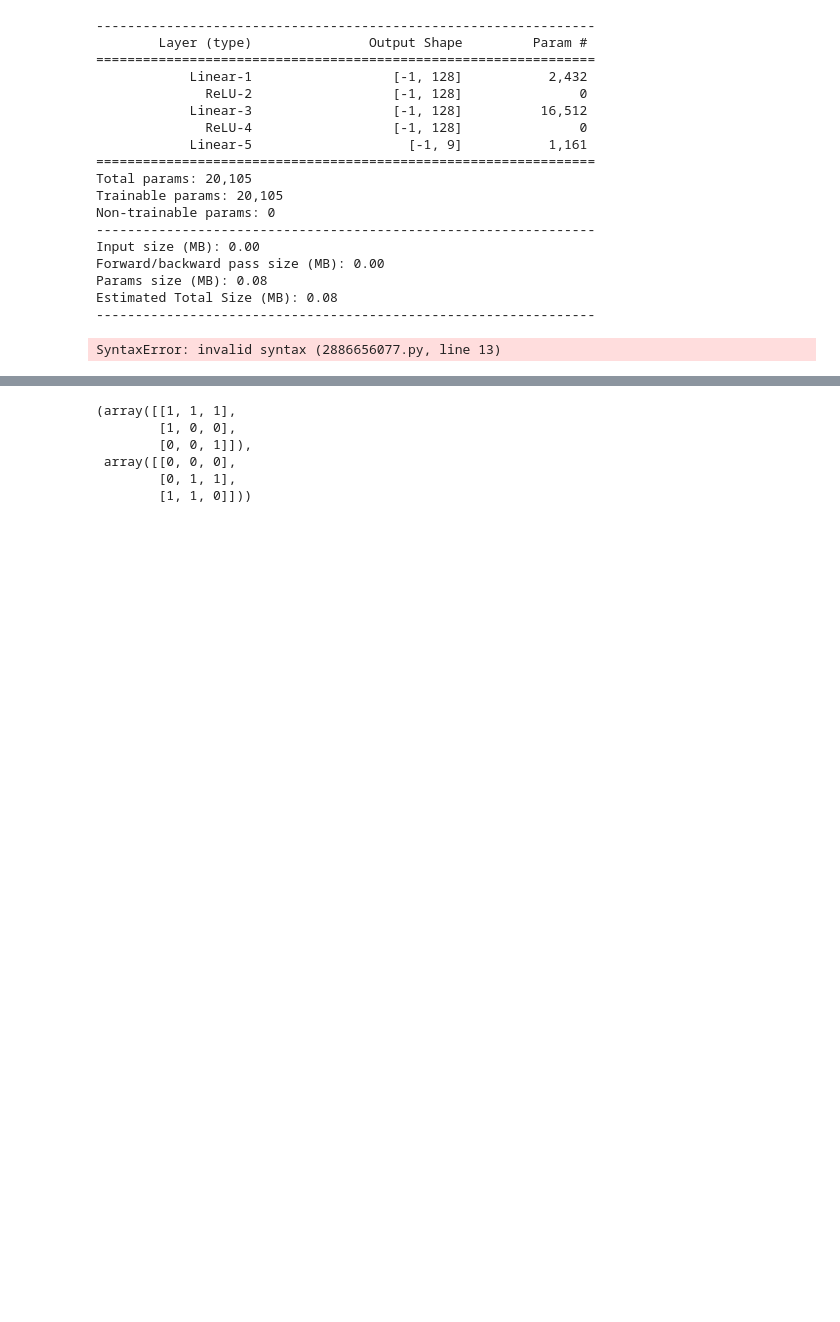
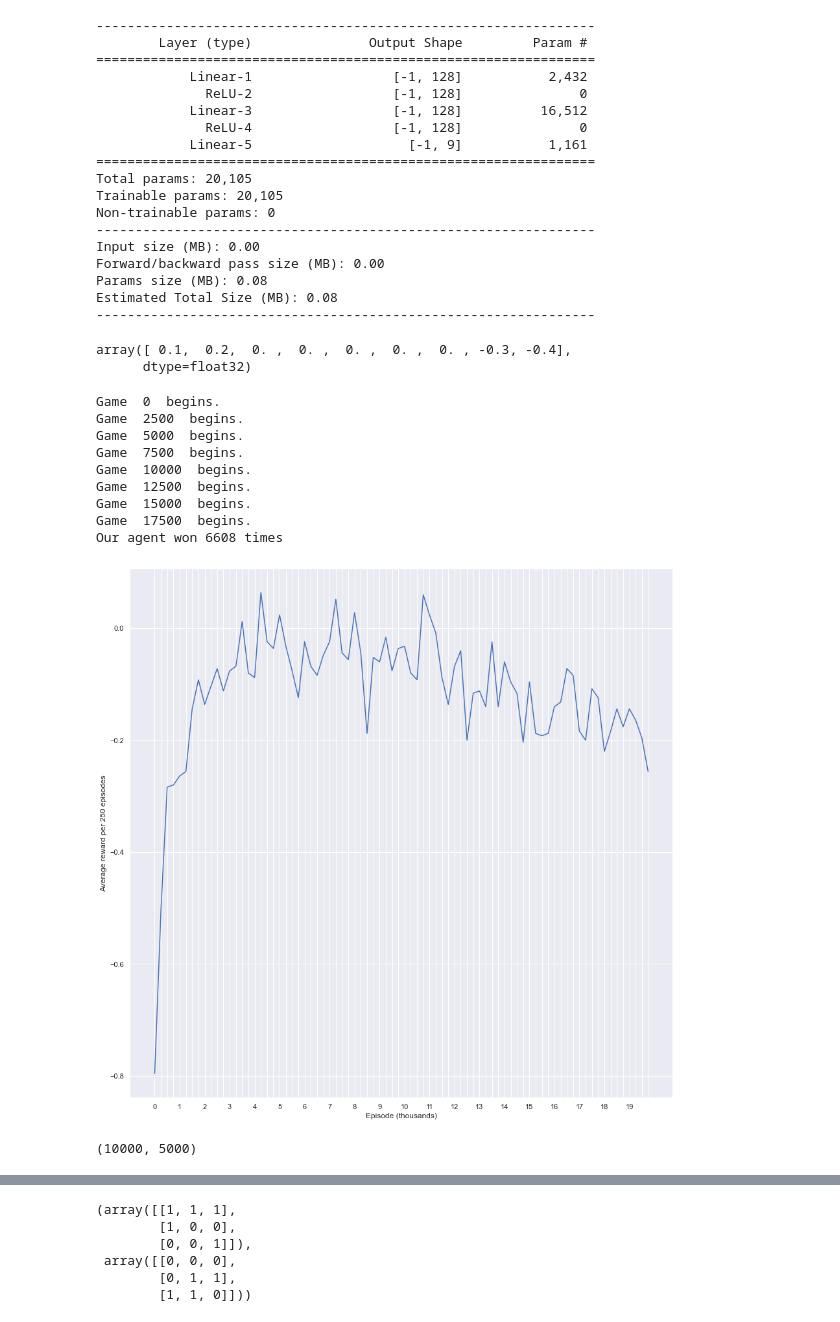
Before and after one commit to jirkalhotka/RL_TicTacToe, a Jupyter notebook: tic_tac_toe_w_res.ipynb, the cells around one changed output, grey strips where cells are left out. Saved outputs shown, nothing was run; the diff lists cells and outputs as text; code cells hidden in the pictures; blank space fills up the shorter version.

```diff
--- a/tic_tac_toe_w_res.ipynb
+++ b/tic_tac_toe_w_res.ipynb
@@ -823,7 +833,7 @@ def q8_calc_epsilon_factory(n_star_q8, epoch_size, game_epoch):
         return _calc_epsilon
 
 for n_star_q8 in q8_n_stars:
-    q8_q_learnt_player = QLearntPlayer(env, _epsilon=q8_max_epsilon)
+    q8_q_learnt_player = QLearntPlayer(_epsilon=q8_max_epsilon)
     print('Current n_star_q8 = {}'.format(n_star_q8))
 
     for game_epoch in range(q8_max_games//epoch_size):
@@ -1085,23 +1098,9 @@ Forward/backward pass size (MB): 0.00
 Params size (MB): 0.08
 Estimated Total Size (MB): 0.08
 ----------------------------------------------------------------
-# %%
-class DQN_Player(BasePlayer):
-    def __init__(self, _epsilon: float):
-        self.model = DQNet()
-        LEARNING_RATE = 5 * 10e-4 # Given in the instructions PDF
-        DISCOUNT_RATE_GAMMA = 0.99
-        BATCH_SIZE = 64
-        BUFFER_SIZE = 10_000
-        self.optimizer = torch.optim.Adam(self.model.parameters(), lr=LEARNING_RATE)
-        self.criterion = nn.SmoothL1Loss() # "When delta is set to 1, this loss is equivalent to SmoothL1Loss." (PyTorch HuberLoss documentation)
-
-    def choose_move(self, _grid):
-        possible_moves = self.get_empty_positions(_grid)
-        torch_grid = state_to_torch(_grid)
-
-        random_sample = random.random()
-        play_best_move = random_sample >= self._epsilon
-        if random.random() > self._epsilon:
-# %% [output]
-SyntaxError: invalid syntax (2886656077.py, line 13)
+# %%
+eg_tensor = torch.tensor([0.1,0.2]  +5*[0] + [-0.3,-0.4]).view(9,-1)
+eg_tensor.numpy().reshape(9)
+# %% [output]
+array([ 0.1,  0.2,  0. ,  0. ,  0. ,  0. ,  0. , -0.3, -0.4],
+      dtype=float32)
@@ -1107,0 +1252,42 @@ SyntaxError: invalid syntax (2886656077.py, line 13)
+# %%
+import matplotlib.pyplot as plt
+
+q11_epsilon = 0.1 # Chosen because they use this in Q2 so this will allow us to nicely compare
+
+q11_max_games = 20000
+q11_dqn_player = DQN_Player(env, _epsilon=q11_epsilon)
+q11_avgs = []
+q11_rewards = []
+q11_total_wins = 0
+
+for game_epoch in range(q11_max_games//250):
+    if game_epoch % 10 == 0:
+        print('Game ', game_epoch*250, ' begins.')
+    run_rewards = run_n_games(_max_games_number=250, _our_player=q11_dqn_player, _opponent_epsilon=0.5, \
+            _our_player_new_game_epsilon=lambda game_number_n: q11_epsilon, _update_q_values=True, _throw_error_on_illegal_moves=False)
+    q11_rewards+=run_rewards
+    q11_avgs.append(np.average(run_rewards))
+    q11_total_wins += sum(1 if rew ==1 else 0 for rew in run_rewards)
+
+print('Our agent won {} times'.format(q11_total_wins))
+plt.figure(figsize=(15,15))
+ax = plt.plot(q11_avgs)
+plt.xticks(ticks=range(len(q11_avgs)), labels=[str(x*250 // 1000) if x*250 % 1000 == 0 else '' for x in range(len(q11_avgs))])
+plt.ylabel('Average reward per 250 episodes')
+plt.xlabel('Episode (thousands)')
+plt.show()
+# %% [output]
+Game  0  begins.
+Game  2500  begins.
+Game  5000  begins.
+Game  7500  begins.
+Game  10000  begins.
+Game  12500  begins.
+Game  15000  begins.
+Game  17500  begins.
+Our agent won 6608 times
+[figure, added]
+# %%
+len(q11_q_learnt_player._replay_buffer), q11_q_learnt_player._game_count
+# %% [output]
+(10000, 5000)
```
Also changed, not shown: parts of 21 cells of this notebook, 1 other file.
